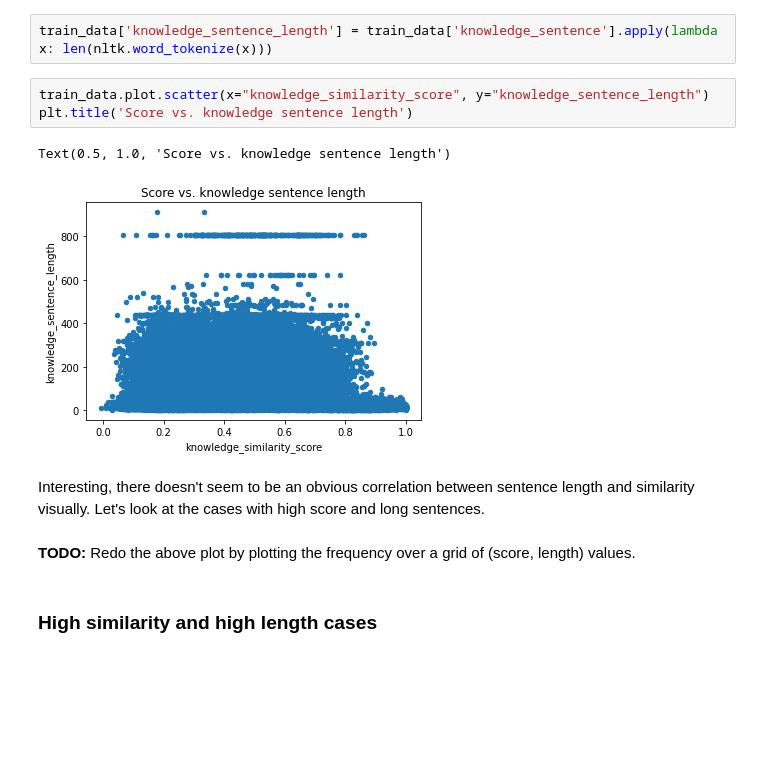
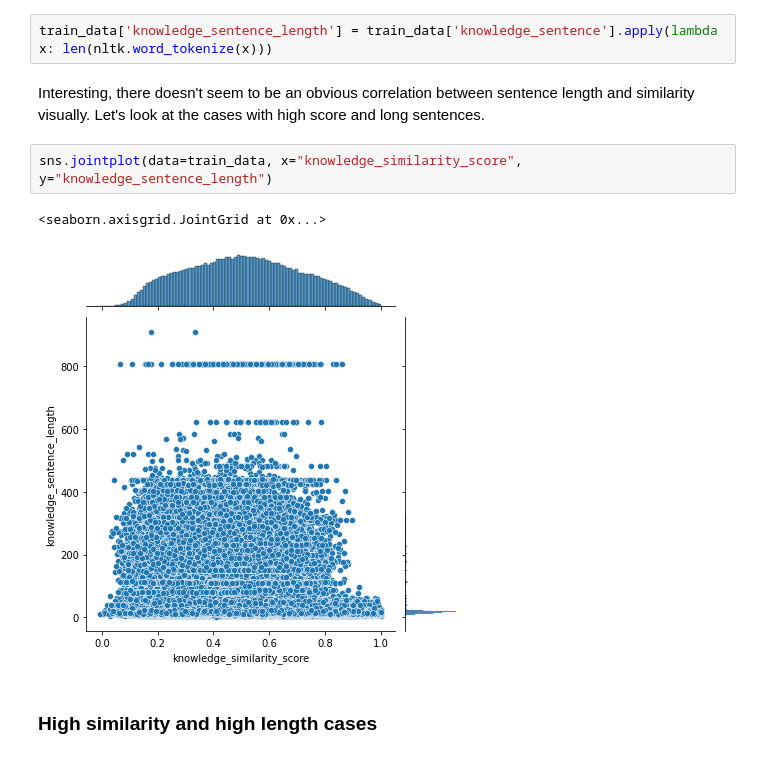
Before and after one commit to rrajasek95/DSTC9-Dialog-Evaluation-Challenge, a Jupyter notebook: notebooks/2.2-knowledge-retrieval-tuning-data-prep.ipynb, the cells around one changed output. Drawn from its saved outputs; the diff is of its cells as text; blank space fills up the shorter version.

```diff
--- a/notebooks/2.2-knowledge-retrieval-tuning-data-prep.ipynb
+++ b/notebooks/2.2-knowledge-retrieval-tuning-data-prep.ipynb
@@ -91,16 +92,13 @@ mean_sentence_scores.sort_values("knowledge_similarity_score", ascending=False).
 There seems to be an obvious issue where the knowledge sentences that are too long tend to have low similarity. All of these come from the raw Washington Post articles. Let's verify if that pattern is discernible from a bivariate plot of number of tokens versus score.
 # %%
 train_data['knowledge_sentence_length'] = train_data['knowledge_sentence'].apply(lambda x: len(nltk.word_tokenize(x)))
-# %%
-train_data.plot.scatter(x="knowledge_similarity_score", y="knowledge_sentence_length")
-plt.title('Score vs. knowledge sentence length')
-# %% [output]
-Text(0.5, 1.0, 'Score vs. knowledge sentence length')
-[figure, removed]
 # %% [markdown]
 Interesting, there doesn't seem to be an obvious correlation between sentence length and similarity visually. Let's look at the cases with high score and long sentences.
-# %% [markdown]
-**TODO:** Redo the above plot by plotting the frequency over a grid of (score, length) values.
+# %%
+sns.jointplot(data=train_data, x="knowledge_similarity_score", y="knowledge_sentence_length")
+# %% [output]
+<seaborn.axisgrid.JointGrid at 0x...>
+[figure, added]
 # %% [markdown]
 ### High similarity and high length cases
 # %%
```
Also changed, not shown: parts of 1 cell of this notebook, 1 other file.
